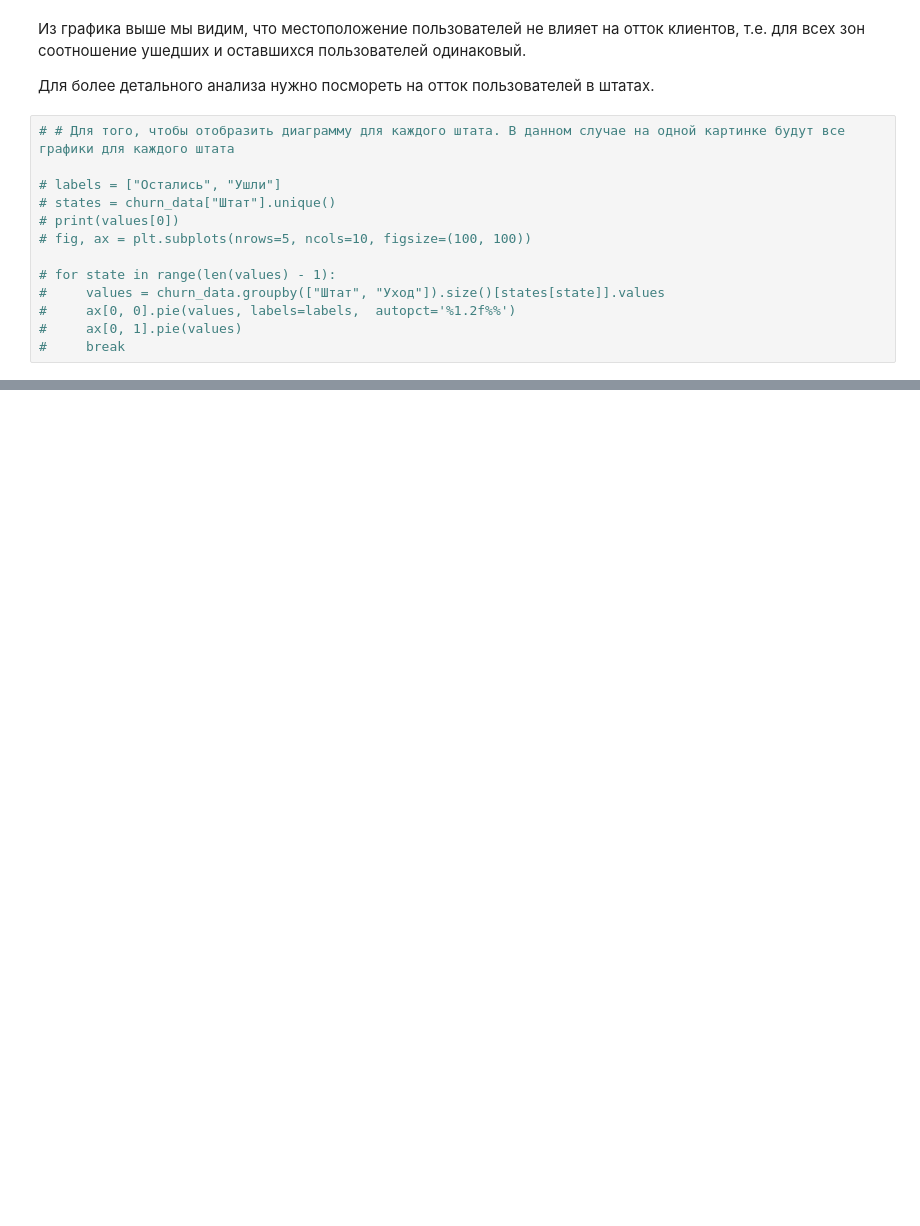
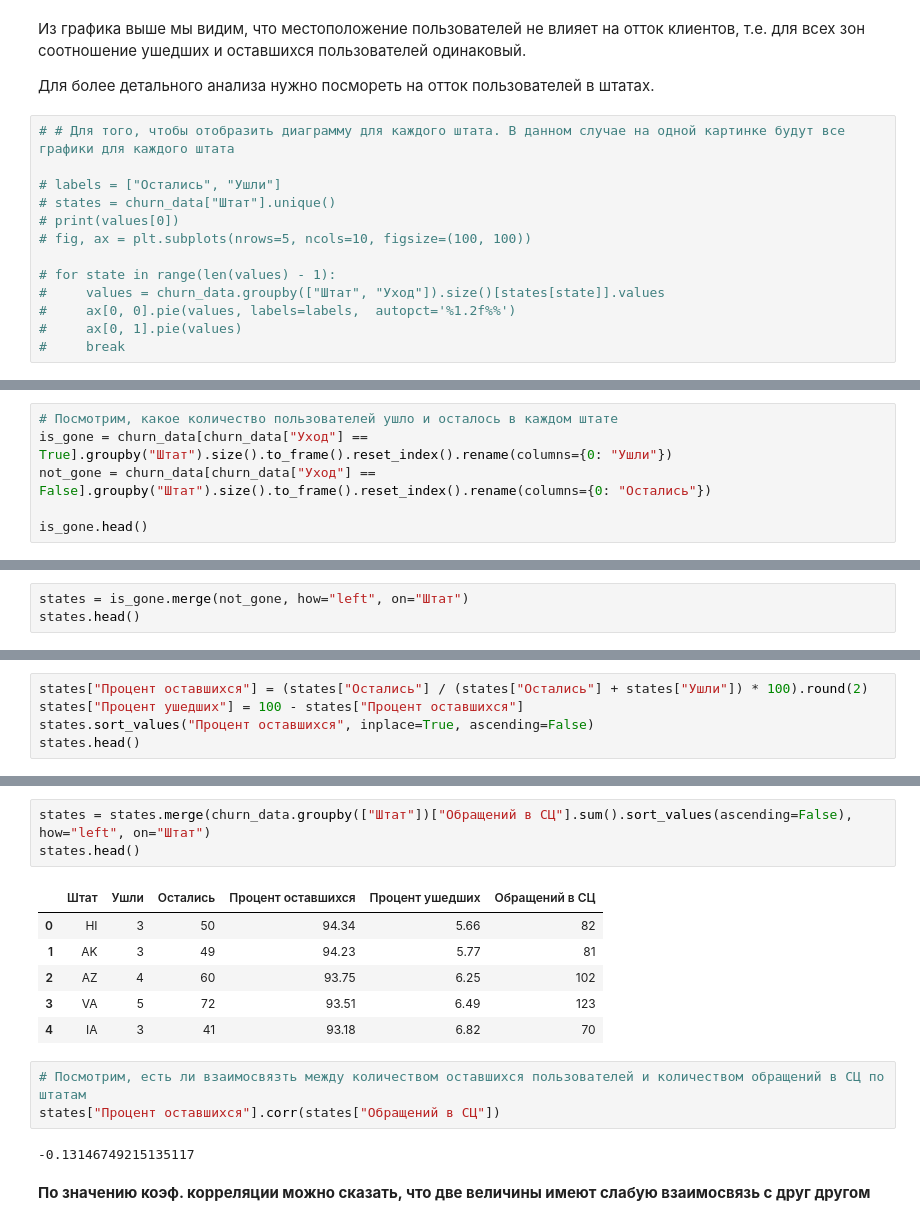
Before and after one commit to AlexeyShakov/loginom_test_task, a Jupyter notebook: jupyter/loginom_test_task.ipynb, the cells around one changed output, grey strips where cells are left out. Drawn from its saved outputs; the diff is of its cells as text; blank space fills up the shorter version.

Commit message:
added analysis of churn within each state

```diff
--- a/jupyter/loginom_test_task.ipynb
+++ b/jupyter/loginom_test_task.ipynb
@@ -159,0 +135,6 @@ for state in states:
+# %%
+# Посмотрим, какое количество пользователей ушло и осталось в каждом штате
+is_gone = churn_data[churn_data["Уход"] == True].groupby("Штат").size().to_frame().reset_index().rename(columns={0: "Ушли"})
+not_gone = churn_data[churn_data["Уход"] == False].groupby("Штат").size().to_frame().reset_index().rename(columns={0: "Остались"})
+
+is_gone.head()
@@ -159,0 +157,3 @@ for state in states:
+# %%
+states = is_gone.merge(not_gone, how="left", on="Штат")
+states.head()
@@ -159,0 +167,5 @@ for state in states:
+# %%
+states["Процент оставшихся"] = (states["Остались"] / (states["Остались"] + states["Ушли"]) * 100).round(2)
+states["Процент ушедших"] = 100 - states["Процент оставшихся"]
+states.sort_values("Процент оставшихся", inplace=True, ascending=False)
+states.head()
@@ -159,0 +198,17 @@ for state in states:
+# %%
+states = states.merge(churn_data.groupby(["Штат"])["Обращений в СЦ"].sum().sort_values(ascending=False), how="left", on="Штат")
+states.head()
+# %% [output]
+|  | Штат | Ушли | Остались | Процент оставшихся | Процент ушедших | Обращений в СЦ |
+| 0 | HI | 3 | 50 | 94.34 | 5.66 | 82 |
+| 1 | AK | 3 | 49 | 94.23 | 5.77 | 81 |
+| 2 | AZ | 4 | 60 | 93.75 | 6.25 | 102 |
+| 3 | VA | 5 | 72 | 93.51 | 6.49 | 123 |
+| 4 | IA | 3 | 41 | 93.18 | 6.82 | 70 |
+# %%
+# Посмотрим, есть ли взаимосвязть между количеством оставшихся пользователей и количеством обращений в СЦ по штатам
+states["Процент оставшихся"].corr(states["Обращений в СЦ"])
+# %% [output]
+-0.13146749215135117
+# %% [markdown]
+**По значению коэф. корреляции можно сказать, что две величины имеют слабую взаимосвязь с друг другом**
```
Also changed, not shown: parts of 8 cells of this notebook.
